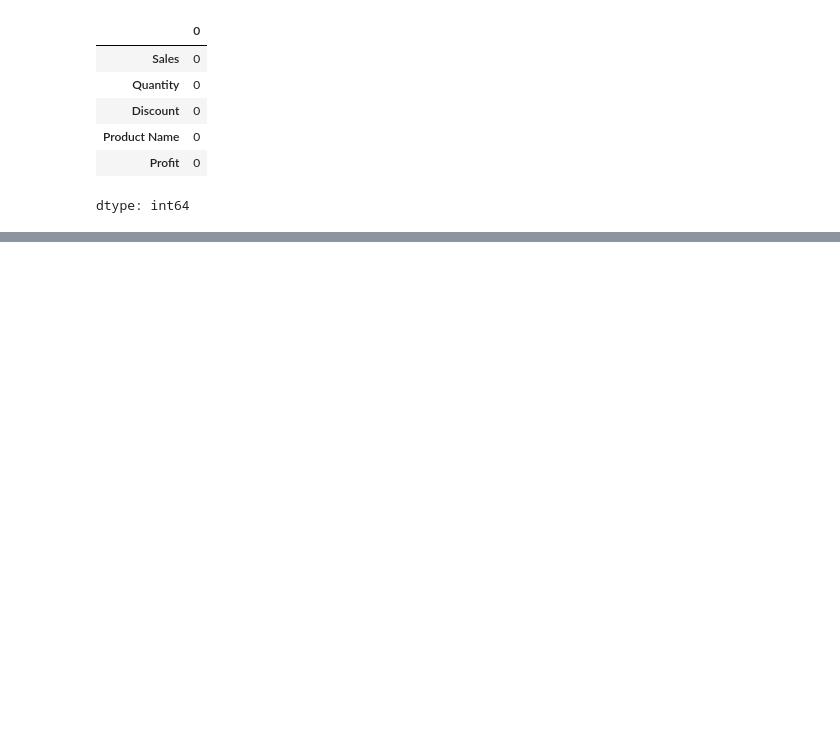
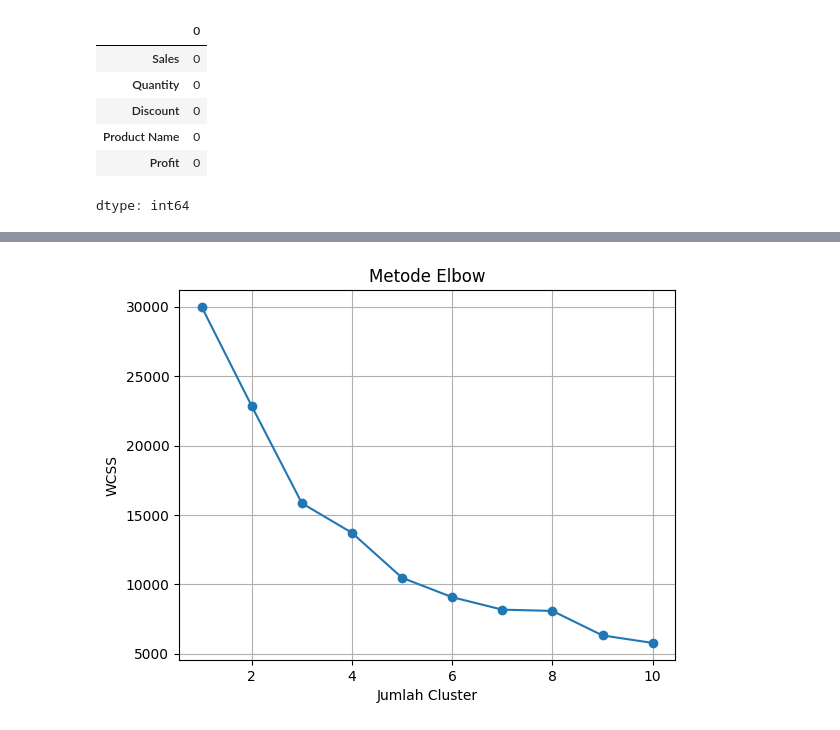
Before and after one commit to elfarizidan/Simple-cashier-menu-with-python, a Jupyter notebook: Praktikum 1.ipynb, the cells around one changed output, grey strips where cells are left out. Drawn from its saved outputs; the diff is of its cells as text; code cells hidden in the pictures; blank space fills up the shorter version.

```diff
--- a/Praktikum 1.ipynb
+++ b/Praktikum 1.ipynb
@@ -118,0 +136,3 @@ df_transformed.head()
+# %%
+df = pd.read_excel("Dataset.xlsx")
+df.head()
@@ -118,0 +147,4 @@ df_transformed.head()
+# %%
+features = df[['Sales', 'Profit', 'Quantity']]
+
+print(features)
@@ -118,0 +166,18 @@ df_transformed.head()
+# %%
+scaler = StandardScaler()
+scaled_features = scaler.fit_transform(features)
+# %%
+wcss = []
+for i in range(1, 11):
+    kmeans = KMeans(n_clusters=i, random_state=42)
+    kmeans.fit(scaled_features)
+    wcss.append(kmeans.inertia_)
+
+plt.plot(range(1, 11), wcss, marker='o')
+plt.title('Metode Elbow')
+plt.xlabel('Jumlah Cluster')
+plt.ylabel('WCSS')
+plt.grid(True)
+plt.show()
+# %% [output]
+[figure, added]
```
Also changed, not shown: parts of 19 cells of this notebook.
